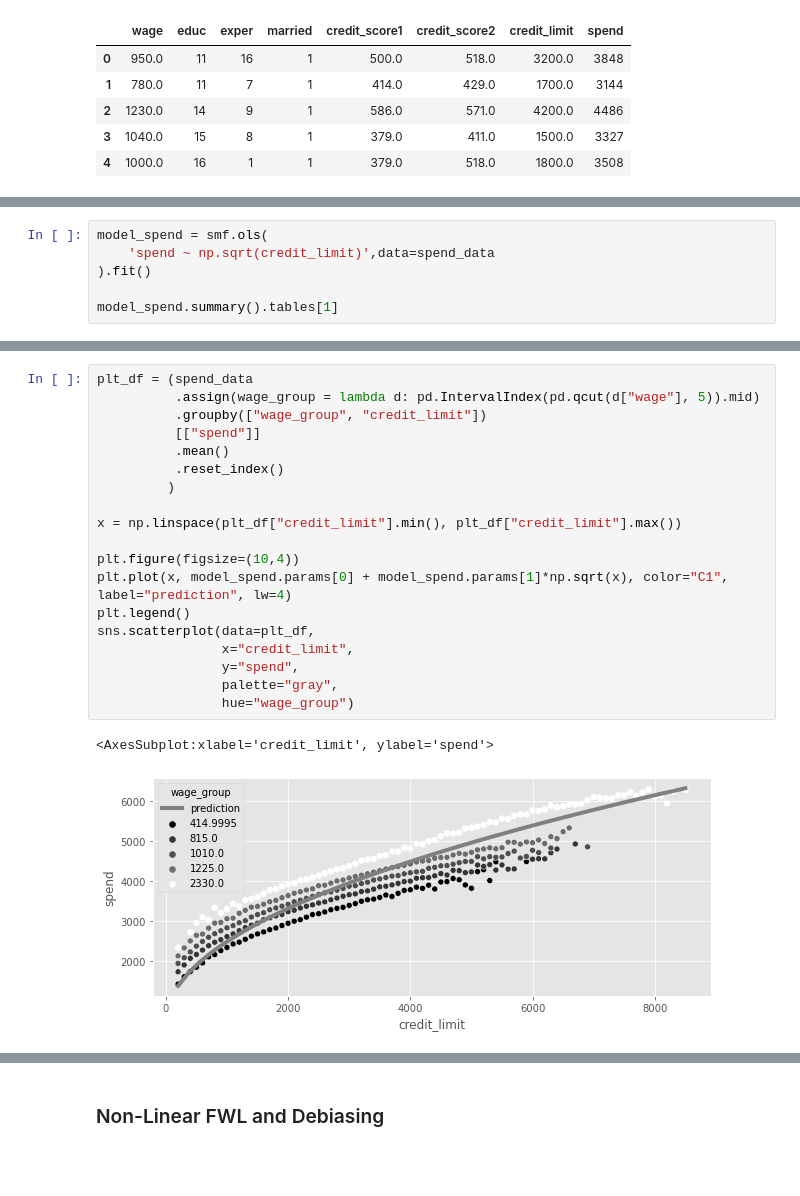
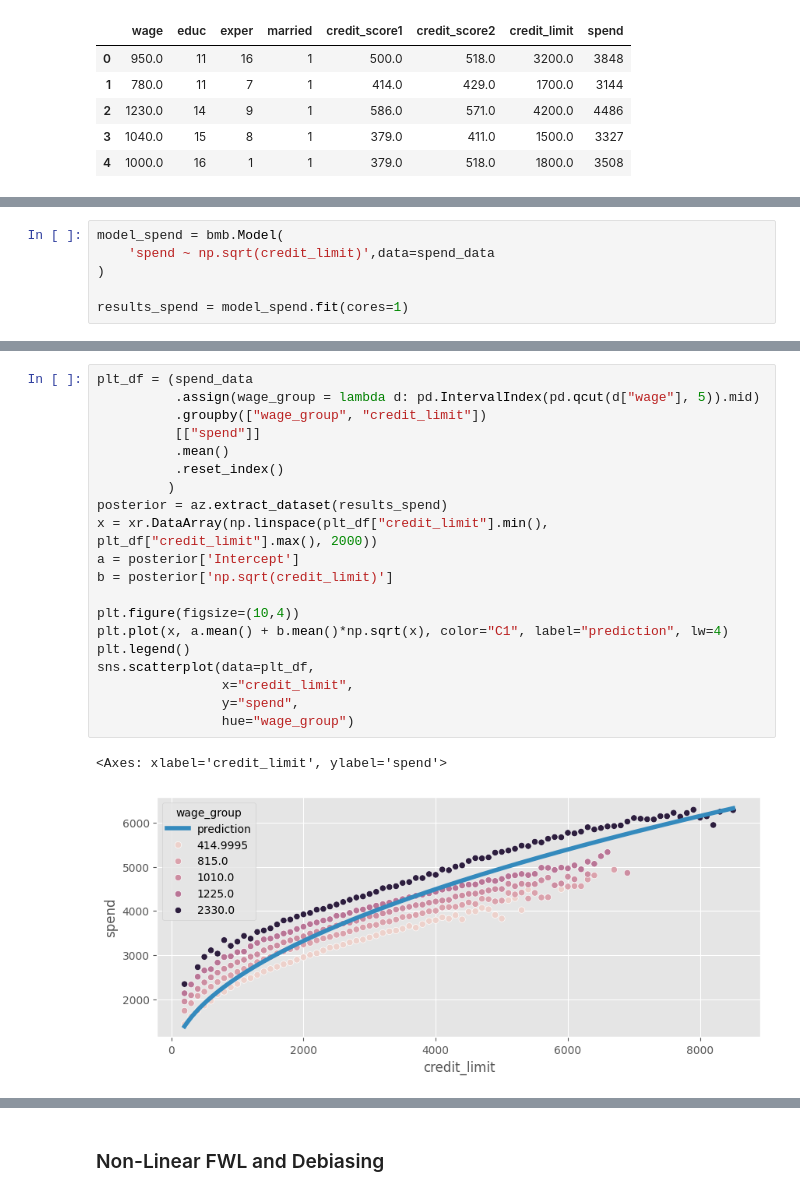
Before and after one commit to LukeLB/causal_inference_in_tech_industry_causalpy, a Jupyter notebook: causal-inference-in-causalpy/04-The-Unreasonable-Effectiveness-of-Linear-Regression.ipynb, the cells around one changed output, grey strips where cells are left out. Saved outputs shown, nothing was run; the diff lists cells and outputs as text; blank space fills up the shorter version.

```diff
--- a/causal-inference-in-causalpy/04-The-Unreasonable-Effectiveness-of-Linear-Regression.ipynb
+++ b/causal-inference-in-causalpy/04-The-Unreasonable-Effectiveness-of-Linear-Regression.ipynb
@@ -654,8 +639,8 @@ sns.scatterplot(data=plt_df,
 [figure]
 # %%
-model_spend = smf.ols(
+model_spend = bmb.Model(
     'spend ~ np.sqrt(credit_limit)',data=spend_data
-).fit()
+)
 
-model_spend.summary().tables[1]
+results_spend = model_spend.fit(cores=1)
 # %% [output]
@@ -665,23 +662,24 @@ model_spend.summary().tables[1]
 # %%
 plt_df = (spend_data
           .assign(wage_group = lambda d: pd.IntervalIndex(pd.qcut(d["wage"], 5)).mid)
           .groupby(["wage_group", "credit_limit"])
           [["spend"]]
           .mean()
           .reset_index()
          )
-
-x = np.linspace(plt_df["credit_limit"].min(), plt_df["credit_limit"].max())
+posterior = az.extract_dataset(results_spend)
+x = xr.DataArray(np.linspace(plt_df["credit_limit"].min(), plt_df["credit_limit"].max(), 2000))
+a = posterior['Intercept']
+b = posterior['np.sqrt(credit_limit)']
 
 plt.figure(figsize=(10,4))
-plt.plot(x, model_spend.params[0] + model_spend.params[1]*np.sqrt(x), color="C1", label="prediction", lw=4)
+plt.plot(x, a.mean() + b.mean()*np.sqrt(x), color="C1", label="prediction", lw=4)
 plt.legend()
 sns.scatterplot(data=plt_df,
                 x="credit_limit",
                 y="spend",
-                palette="gray",
                 hue="wage_group")
 # %% [output]
-<AxesSubplot:xlabel='credit_limit', ylabel='spend'>
+<Axes: xlabel='credit_limit', ylabel='spend'>
-[figure, old version]
+[figure, new version]
 # %%
```
Also changed, not shown: parts of 53 cells of this notebook.
